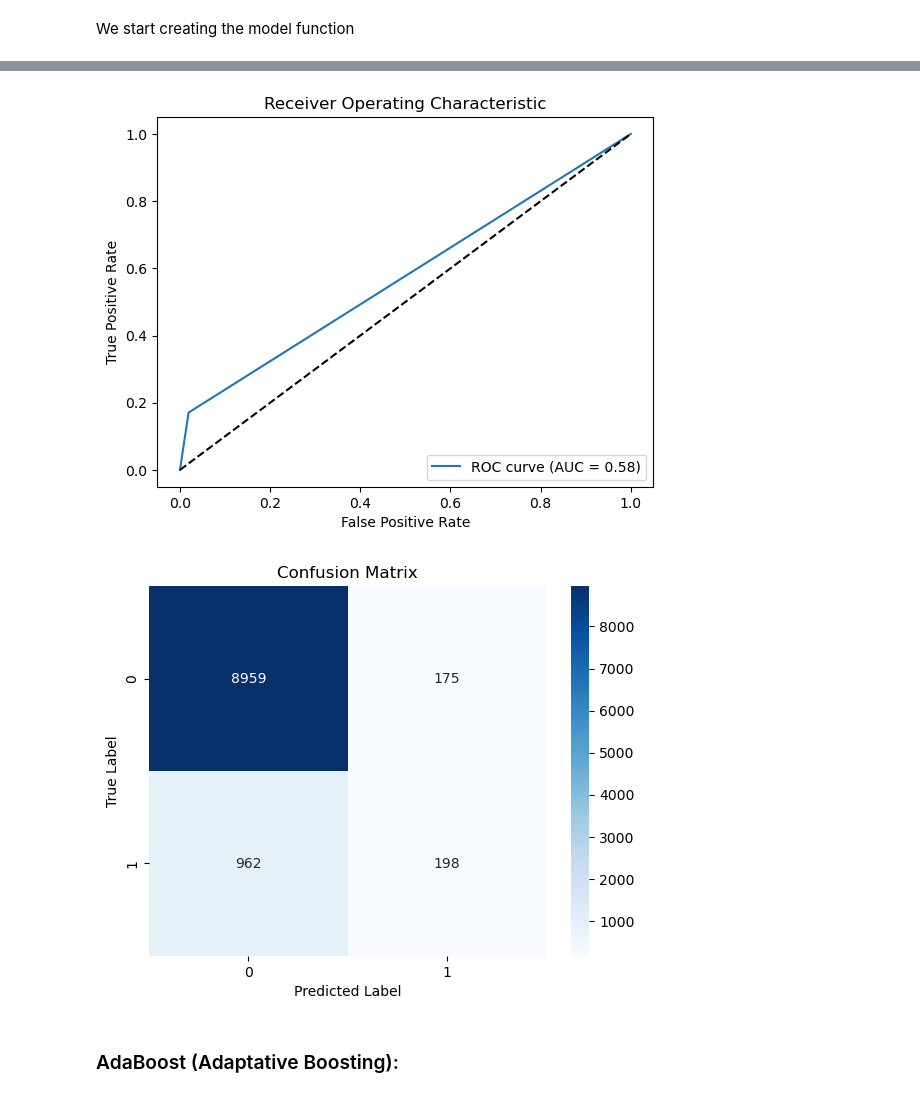
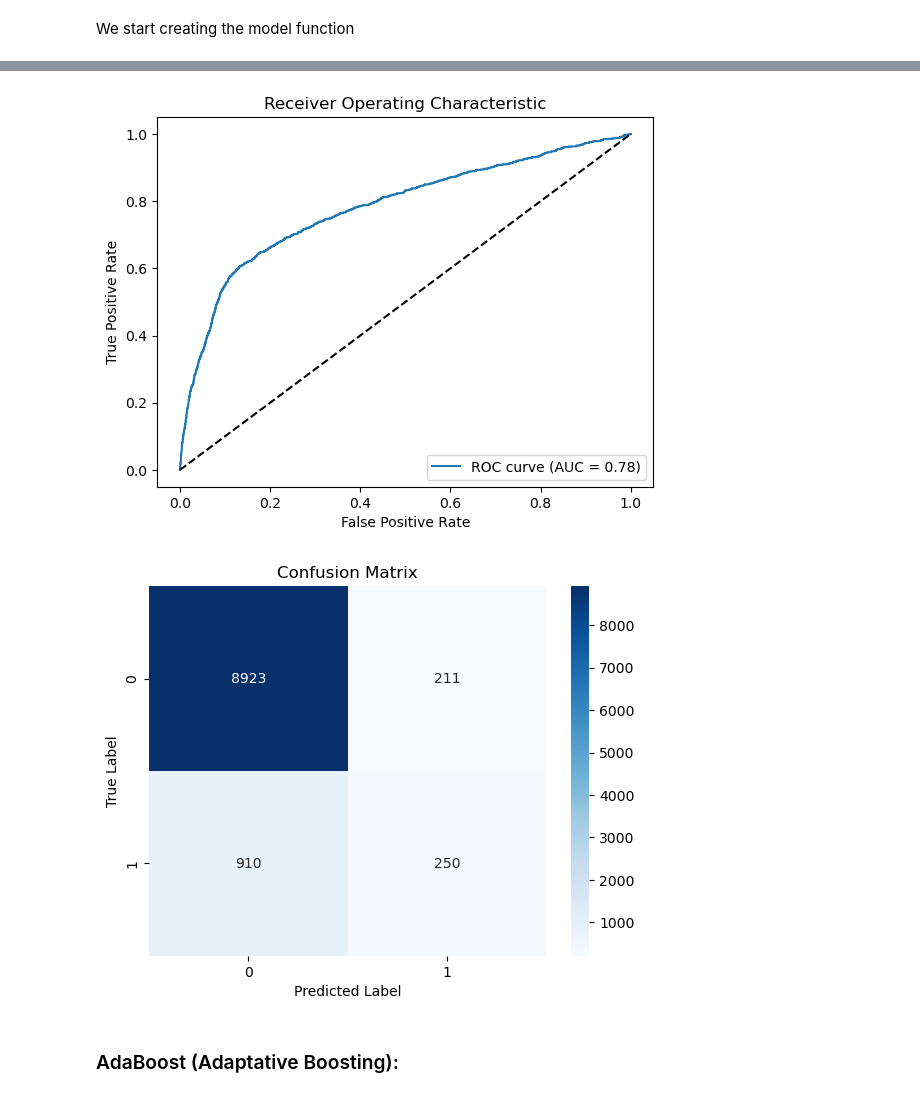
Before and after one commit to carmenmarcos00/ml_anonymization, a Jupyter notebook: ml_models/bank_models/bank_no_anonym.ipynb, the cells around one changed output, grey strips where cells are left out. Cells and saved outputs as stored; diff of their text form; code cells hidden in the pictures.

```diff
--- a/ml_models/bank_models/bank_no_anonym.ipynb
+++ b/ml_models/bank_models/bank_no_anonym.ipynb
@@ -591,6 +659,6 @@ Test Accuracy: 89.00%
 # %%
 # Obtener las probabilidades de predicción
-y_pred_prob = model.predict(X_test)
+y_pred_prob = best_model_nn.predict(X_test)
 
 # Calcular la curva ROC y el AUC
 fpr, tpr, thresholds = roc_curve(y_test, y_pred_prob)
@@ -605,9 +673,15 @@ plt.title('Receiver Operating Characteristic')
 plt.legend(loc='lower right')
 plt.show()
 
-cm = confusion_matrix(y_test, y_pred_prob)
 
-# Visualize confusion matrix
+# Aplicar umbral a las probabilidades para obtener predicciones discretas
+umbral = 0.5
+y_pred_discreto = np.where(y_pred_prob >= umbral, 1, 0)
+
+# Calcular la matriz de confusión
+cm_nn = confusion_matrix(y_test, y_pred_discreto)
+
+# Visualizar la matriz de confusión
 sns.heatmap(cm, annot=True, fmt='d', cmap='Blues')
 plt.title('Confusion Matrix')
 plt.xlabel('Predicted Label')
@@ -617,4 +692,4 @@ plt.show()
-[figure, old version]
+[figure, new version]
 [figure]
 # %% [markdown]
 ### AdaBoost (Adaptative Boosting):
```
Also changed, not shown: parts of 38 cells of this notebook.
